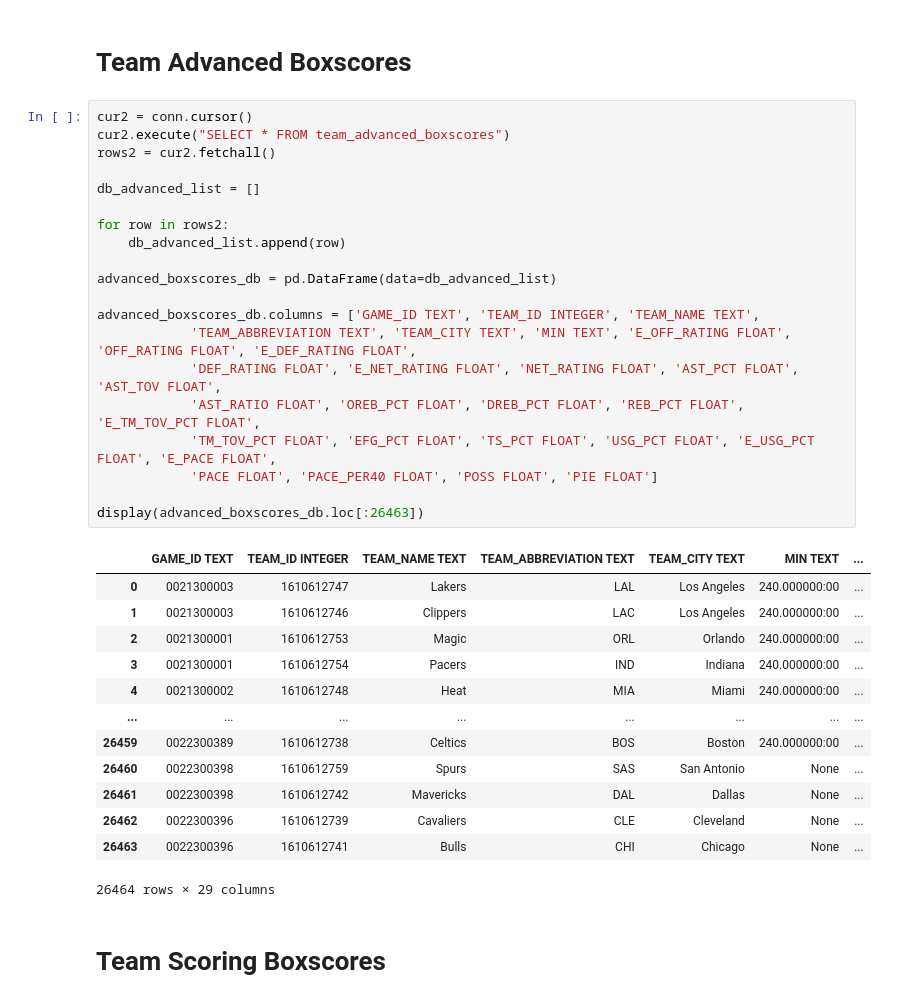
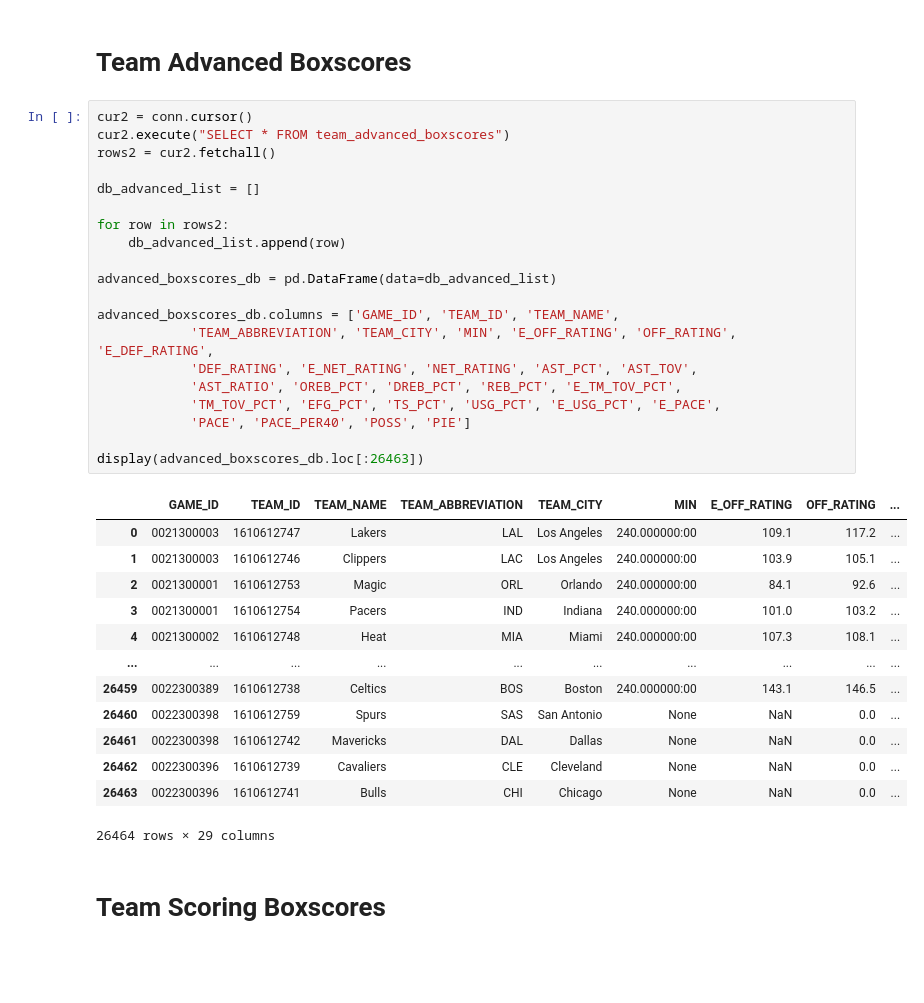
Before and after one commit to apensotti/NBA_Models, a Jupyter notebook: src/notebooks/data_collection.ipynb, the cells around one changed output. Drawn from its saved outputs; the diff is of its cells as text; blank space fills up the shorter version.

```diff
--- a/src/notebooks/data_collection.ipynb
+++ b/src/notebooks/data_collection.ipynb
@@ -61,36 +61,36 @@ display(basic_boxscores_db)
 # %%
 cur2 = conn.cursor()
 cur2.execute("SELECT * FROM team_advanced_boxscores")
 rows2 = cur2.fetchall()
 
 db_advanced_list = []
 
 for row in rows2:
     db_advanced_list.append(row)
 
 advanced_boxscores_db = pd.DataFrame(data=db_advanced_list)
 
-advanced_boxscores_db.columns = ['GAME_ID TEXT', 'TEAM_ID INTEGER', 'TEAM_NAME TEXT',
-            'TEAM_ABBREVIATION TEXT', 'TEAM_CITY TEXT', 'MIN TEXT', 'E_OFF_RATING FLOAT', 'OFF_RATING FLOAT', 'E_DEF_RATING FLOAT',
-            'DEF_RATING FLOAT', 'E_NET_RATING FLOAT', 'NET_RATING FLOAT', 'AST_PCT FLOAT', 'AST_TOV FLOAT',
-            'AST_RATIO FLOAT', 'OREB_PCT FLOAT', 'DREB_PCT FLOAT', 'REB_PCT FLOAT', 'E_TM_TOV_PCT FLOAT',
-            'TM_TOV_PCT FLOAT', 'EFG_PCT FLOAT', 'TS_PCT FLOAT', 'USG_PCT FLOAT', 'E_USG_PCT FLOAT', 'E_PACE FLOAT',
-            'PACE FLOAT', 'PACE_PER40 FLOAT', 'POSS FLOAT', 'PIE FLOAT']
+advanced_boxscores_db.columns = ['GAME_ID', 'TEAM_ID', 'TEAM_NAME',
+            'TEAM_ABBREVIATION', 'TEAM_CITY', 'MIN', 'E_OFF_RATING', 'OFF_RATING', 'E_DEF_RATING',
+            'DEF_RATING', 'E_NET_RATING', 'NET_RATING', 'AST_PCT', 'AST_TOV',
+            'AST_RATIO', 'OREB_PCT', 'DREB_PCT', 'REB_PCT', 'E_TM_TOV_PCT',
+            'TM_TOV_PCT', 'EFG_PCT', 'TS_PCT', 'USG_PCT', 'E_USG_PCT', 'E_PACE',
+            'PACE', 'PACE_PER40', 'POSS', 'PIE']
 
 display(advanced_boxscores_db.loc[:26463])
 # %% [output]
-|  | GAME_ID TEXT | TEAM_ID INTEGER | TEAM_NAME TEXT | TEAM_ABBREVIATION TEXT | TEAM_CITY TEXT | MIN TEXT | ... |
-| 0 | 0021300003 | 1610612747 | Lakers | LAL | Los Angeles | 240.000000:00 | ... |
-| 1 | 0021300003 | 1610612746 | Clippers | LAC | Los Angeles | 240.000000:00 | ... |
-| 2 | 0021300001 | 1610612753 | Magic | ORL | Orlando | 240.000000:00 | ... |
-| 3 | 0021300001 | 1610612754 | Pacers | IND | Indiana | 240.000000:00 | ... |
-| 4 | 0021300002 | 1610612748 | Heat | MIA | Miami | 240.000000:00 | ... |
-| ... | ... | ... | ... | ... | ... | ... | ... |
-| 26459 | 0022300389 | 1610612738 | Celtics | BOS | Boston | 240.000000:00 | ... |
-| 26460 | 0022300398 | 1610612759 | Spurs | SAS | San Antonio | None | ... |
-| 26461 | 0022300398 | 1610612742 | Mavericks | DAL | Dallas | None | ... |
-| 26462 | 0022300396 | 1610612739 | Cavaliers | CLE | Cleveland | None | ... |
-| 26463 | 0022300396 | 1610612741 | Bulls | CHI | Chicago | None | ... |
+|  | GAME_ID | TEAM_ID | TEAM_NAME | TEAM_ABBREVIATION | TEAM_CITY | MIN | E_OFF_RATING | OFF_RATING | ... |
+| 0 | 0021300003 | 1610612747 | Lakers | LAL | Los Angeles | 240.000000:00 | 109.1 | 117.2 | ... |
+| 1 | 0021300003 | 1610612746 | Clippers | LAC | Los Angeles | 240.000000:00 | 103.9 | 105.1 | ... |
+| 2 | 0021300001 | 1610612753 | Magic | ORL | Orlando | 240.000000:00 | 84.1 | 92.6 | ... |
+| 3 | 0021300001 | 1610612754 | Pacers | IND | Indiana | 240.000000:00 | 101.0 | 103.2 | ... |
+| 4 | 0021300002 | 1610612748 | Heat | MIA | Miami | 240.000000:00 | 107.3 | 108.1 | ... |
+| ... | ... | ... | ... | ... | ... | ... | ... | ... | ... |
+| 26459 | 0022300389 | 1610612738 | Celtics | BOS | Boston | 240.000000:00 | 143.1 | 146.5 | ... |
+| 26460 | 0022300398 | 1610612759 | Spurs | SAS | San Antonio | None | NaN | 0.0 | ... |
+| 26461 | 0022300398 | 1610612742 | Mavericks | DAL | Dallas | None | NaN | 0.0 | ... |
+| 26462 | 0022300396 | 1610612739 | Cavaliers | CLE | Cleveland | None | NaN | 0.0 | ... |
+| 26463 | 0022300396 | 1610612741 | Bulls | CHI | Chicago | None | NaN | 0.0 | ... |
 26464 rows × 29 columns
 # %% [markdown]
 # Team Scoring Boxscores
```
Also changed, not shown: parts of 3 cells of this notebook, 3 other files.
